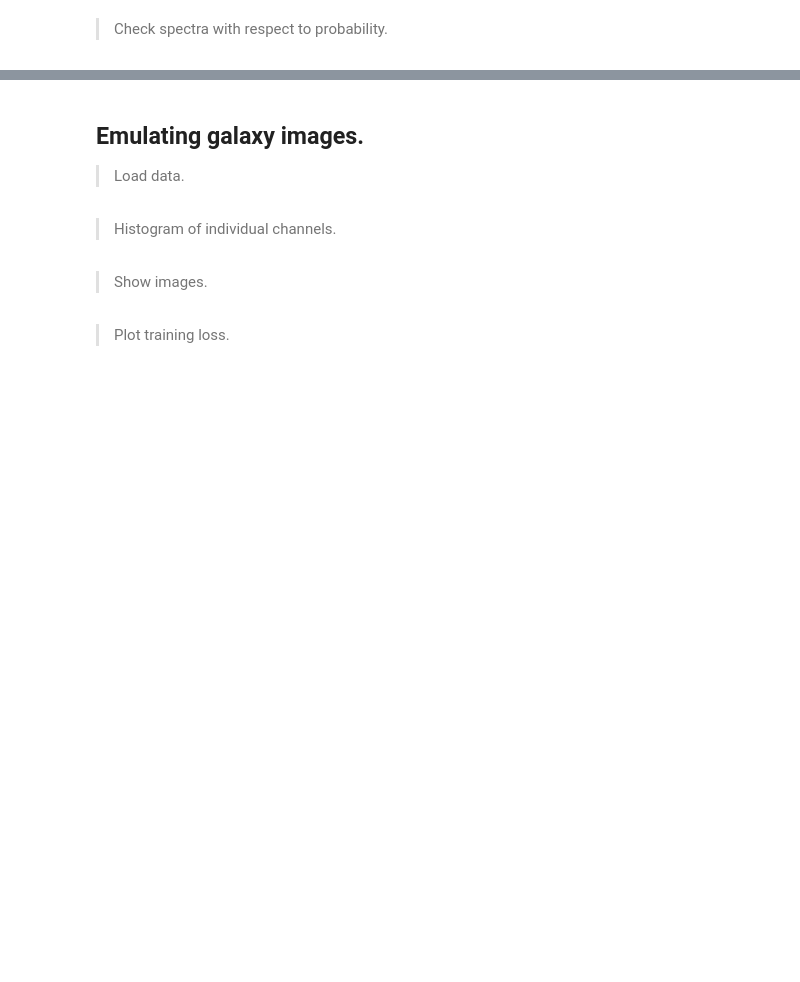
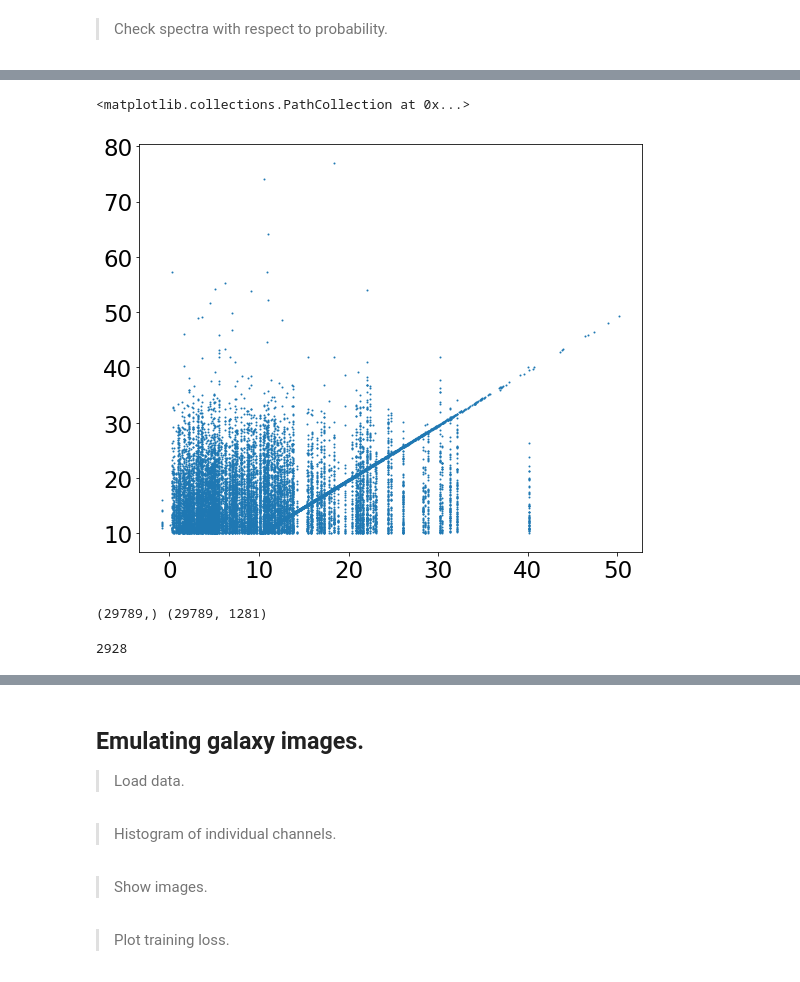
Before and after one commit to tingyuansen/IMLE_on_Galaxy_Images, a Jupyter notebook: IMLE.ipynb, the cells around one changed output, grey strips where cells are left out. Drawn from its saved outputs; the diff is of its cells as text; code cells hidden in the pictures; blank space fills up the shorter version.

```diff
--- a/IMLE.ipynb
+++ b/IMLE.ipynb
@@ -824,3 +821,22 @@ high_prob_rest_wave = rest_wave[log_prob_x > 2500,:]
+# %%
+plt.scatter(err_array, SNR, s=1)
+# %% [output]
+<matplotlib.collections.PathCollection at 0x...>
+[figure, added]
+# %%
+# sort by log probablity
+print(log_prob_x.shape, y_tr.shape)
+ind_sort = np.argsort(log_prob_x)[::-1]
+log_prob_x = log_prob_x[ind_sort]
+y_tr = y_tr[ind_sort,:]
+SNR = SNR[ind_sort]
+err_array = err_array[ind_sort]
+# %% [output]
+(29789,) (29789, 1281)
+# %%
+print(np.sum(err_array > 20.))
+# %% [output]
+2928
 # %%
 # initiate the plot
 fig = plt.figure(figsize=[20,9]);
```
Also changed, not shown: parts of 8 cells of this notebook, 1 other file.
